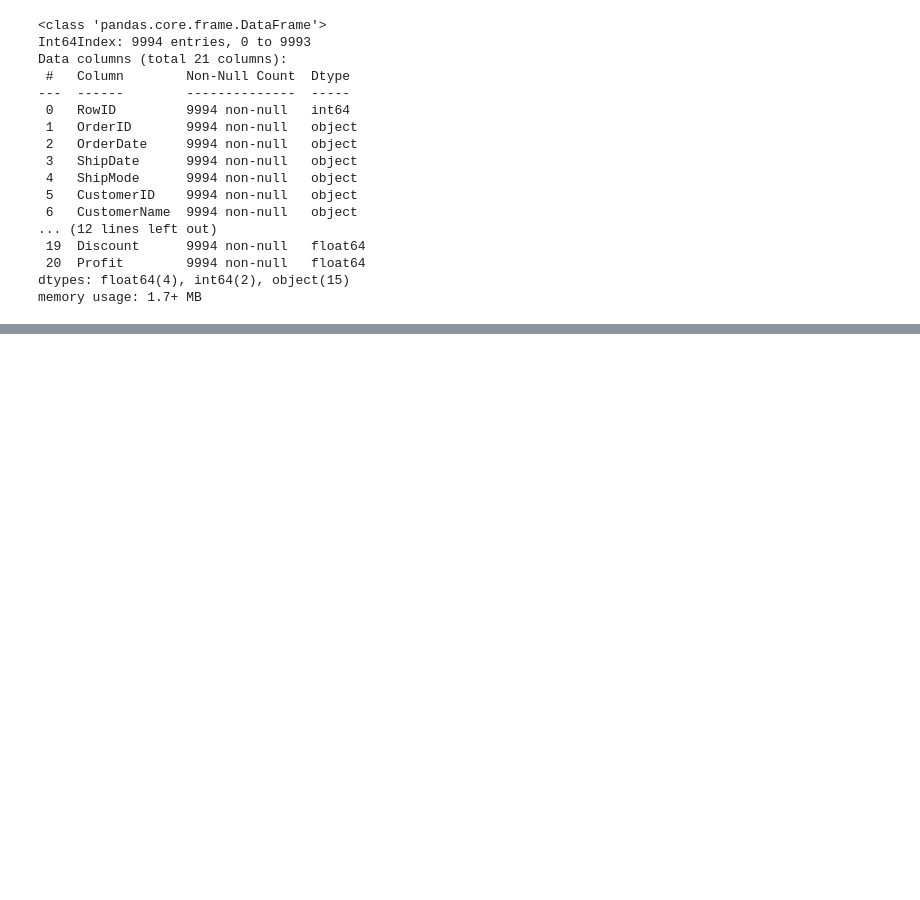
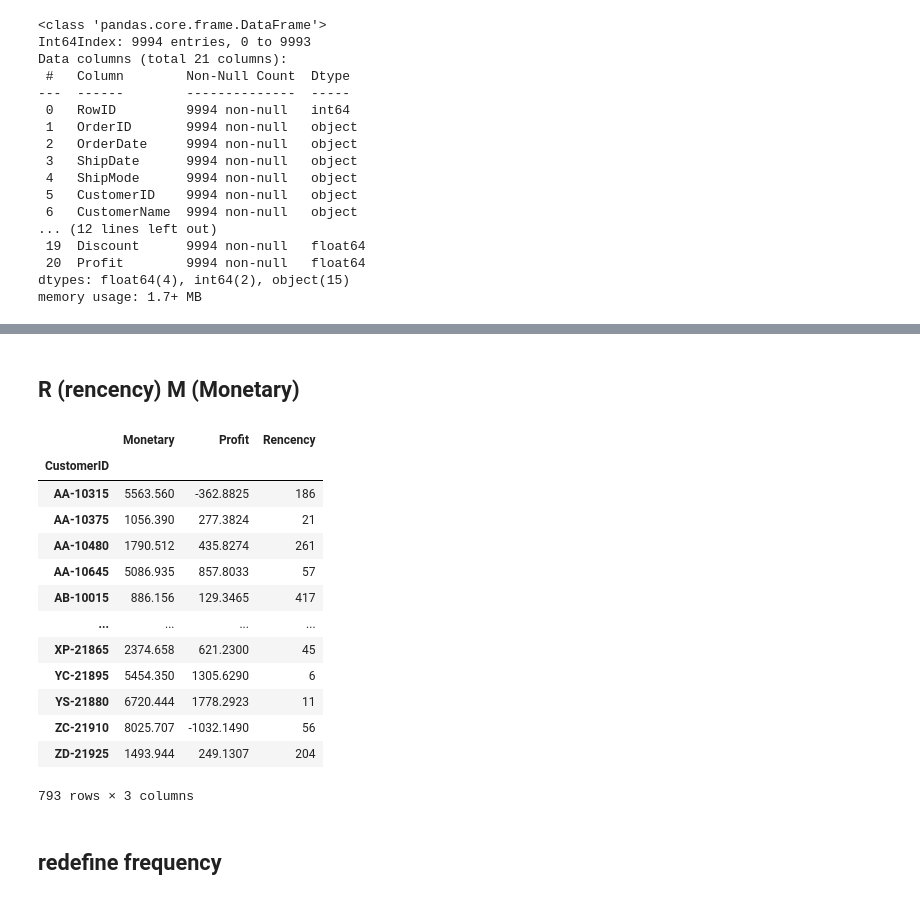
Before and after one commit to ckwalvin/RFM, a Jupyter notebook: NA_sales_RFM.ipynb, the cells around one changed output, grey strips where cells are left out. Drawn from its saved outputs; the diff is of its cells as text; code cells hidden in the pictures; blank space fills up the shorter version.

```diff
--- a/NA_sales_RFM.ipynb
+++ b/NA_sales_RFM.ipynb
@@ -61,0 +83,4 @@ memory usage: 1.7+ MB
+# %%
+data['OrderDate'] = pd.to_datetime(data['OrderDate'])
+print('First date:',data['OrderDate'].min(), 'Last date:', data['OrderDate'].max())
+data.info()
@@ -61,0 +145,27 @@ memory usage: 1.7+ MB
+# %% [markdown]
+## R (rencency) M (Monetary)
+# %%
+# recency (the number of day that customer last cumsume )
+# M sales and can show the profit.
+df_group = data.groupby('CustomerID')
+Odate = df_group.OrderDate.max()
+df_rm = df_group.agg({'Sales':"sum",'Profit':'sum'}).rename(columns={'Sales':'Monetary'})
+df_rm['Rencency'] = (pd.to_datetime('2019-01-01')-Odate).dt.days
+df_rm
+# %% [output]
+|  | Monetary | Profit | Rencency |
+| CustomerID |  |  |  |
+| AA-10315 | 5563.560 | -362.8825 | 186 |
+| AA-10375 | 1056.390 | 277.3824 | 21 |
+| AA-10480 | 1790.512 | 435.8274 | 261 |
+| AA-10645 | 5086.935 | 857.8033 | 57 |
+| AB-10015 | 886.156 | 129.3465 | 417 |
+| ... | ... | ... | ... |
+| XP-21865 | 2374.658 | 621.2300 | 45 |
+| YC-21895 | 5454.350 | 1305.6290 | 6 |
+| YS-21880 | 6720.444 | 1778.2923 | 11 |
+| ZC-21910 | 8025.707 | -1032.1490 | 56 |
+| ZD-21925 | 1493.944 | 249.1307 | 204 |
+793 rows × 3 columns
+# %% [markdown]
+## redefine frequency
```
Also changed, not shown: parts of 19 cells of this notebook.
